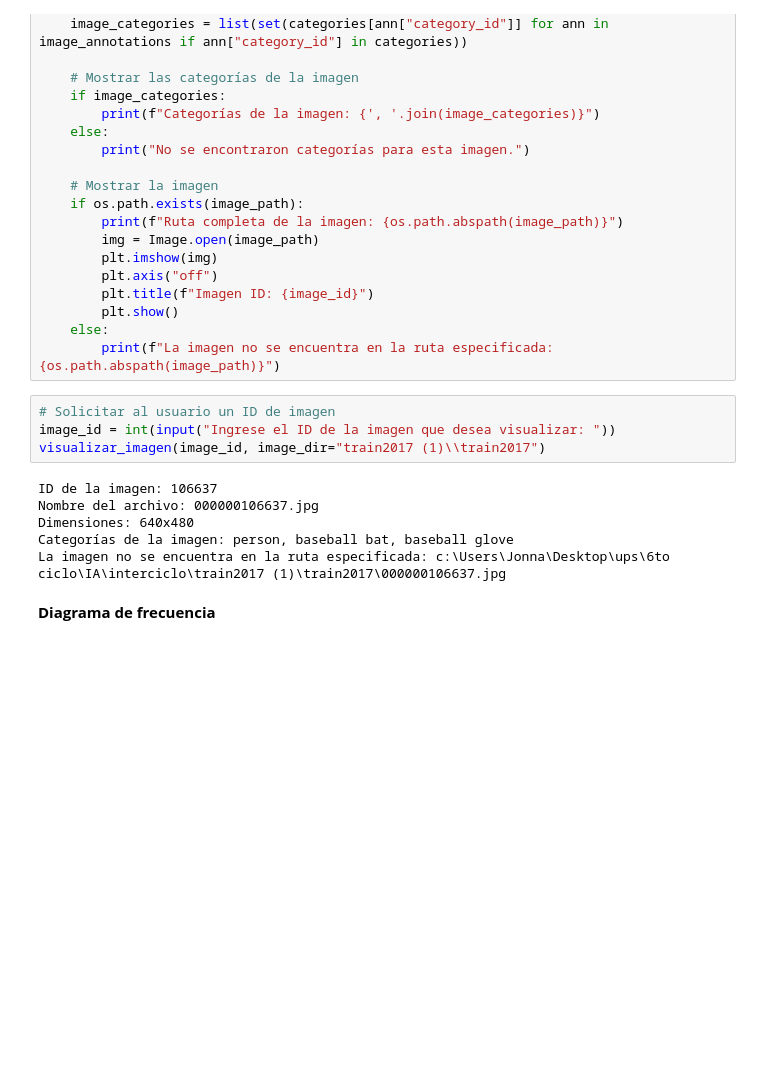
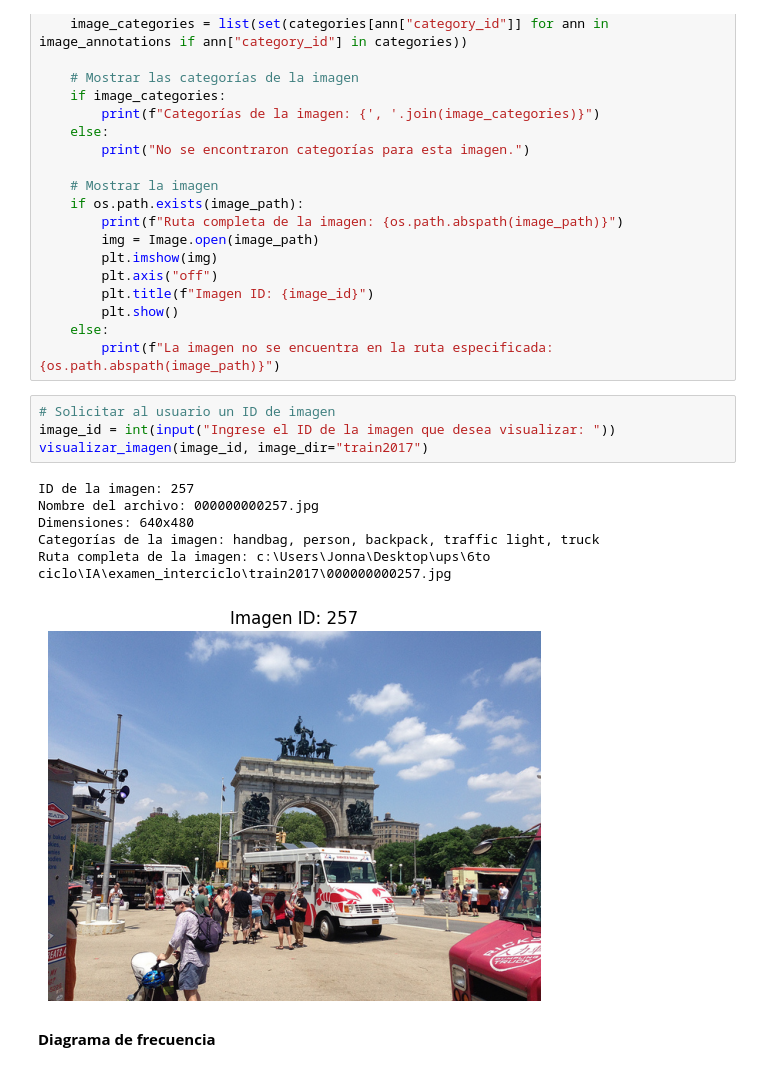
Before and after one commit to Jonnathan23/ia-clasificacion-imagenes, a Jupyter notebook: funcion_imagenes.ipynb, the cells around one changed output. Cells and saved outputs as stored; diff of their text form; blank space fills up the shorter version.

```diff
--- a/funcion_imagenes.ipynb
+++ b/funcion_imagenes.ipynb
@@ -124,13 +124,14 @@ def visualizar_imagen(image_id, image_dir="train2017 (1)\\train2017"):
 # %%
 # Solicitar al usuario un ID de imagen
 image_id = int(input("Ingrese el ID de la imagen que desea visualizar: "))
-visualizar_imagen(image_id, image_dir="train2017 (1)\\train2017")
+visualizar_imagen(image_id, image_dir="train2017")
 # %% [output]
-ID de la imagen: 106637
-Nombre del archivo: 000000106637.jpg
+ID de la imagen: 257
+Nombre del archivo: 000000000257.jpg
 Dimensiones: 640x480
-Categorías de la imagen: person, baseball bat, baseball glove
-La imagen no se encuentra en la ruta especificada: c:\Users\Jonna\Desktop\ups\6to ciclo\IA\interciclo\train2017 (1)\train2017\000000106637.jpg
+Categorías de la imagen: handbag, person, backpack, traffic light, truck
+Ruta completa de la imagen: c:\Users\Jonna\Desktop\ups\6to ciclo\IA\examen_interciclo\train2017\000000000257.jpg
+[figure, added]
 # %% [markdown]
 **Diagrama de frecuencia**
 # %%
```
